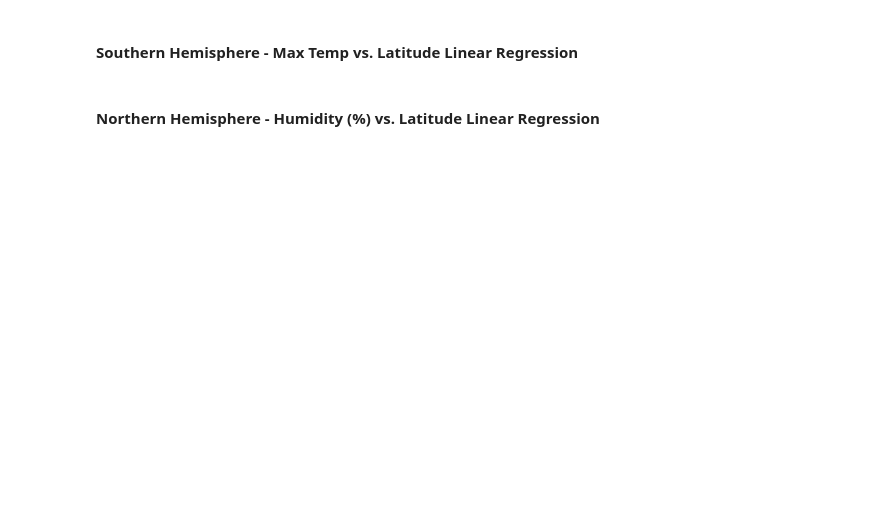
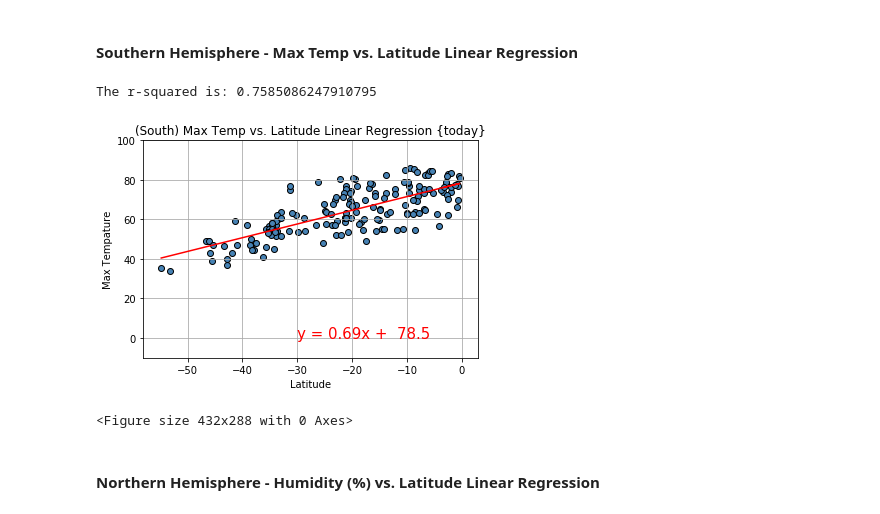
Before and after one commit to dgustave/Python-API-Challenge, a Jupyter notebook: Python-API-Challenge/Instructions/starter_code/WeatherPy.ipynb, the cells around one changed output. Drawn from its saved outputs; the diff is of its cells as text; code cells hidden in the pictures; blank space fills up the shorter version.

```diff
--- a/Python-API-Challenge/Instructions/starter_code/WeatherPy.ipynb
+++ b/Python-API-Challenge/Instructions/starter_code/WeatherPy.ipynb
@@ -318,4 +419,10 @@ linear_regression(north["Latitude"], north["Max Tempature"], "Northern Hemispher
 # %% [markdown]
 ####  Southern Hemisphere - Max Temp vs. Latitude Linear Regression
+# %%
+linear_regression("Latitude", "Max Tempature", south["Latitude"], south["Max Tempature"], "(South) Max Temp vs. Latitude Linear Regression {today}", (-30, 0), 100, -10 )
+# %% [output]
+The r-squared is: 0.7585086247910795
+[figure, added]
+<Figure size 432x288 with 0 Axes>
 # %% [markdown]
 ####  Northern Hemisphere - Humidity (%) vs. Latitude Linear Regression
```
Also changed, not shown: parts of 28 cells of this notebook.
